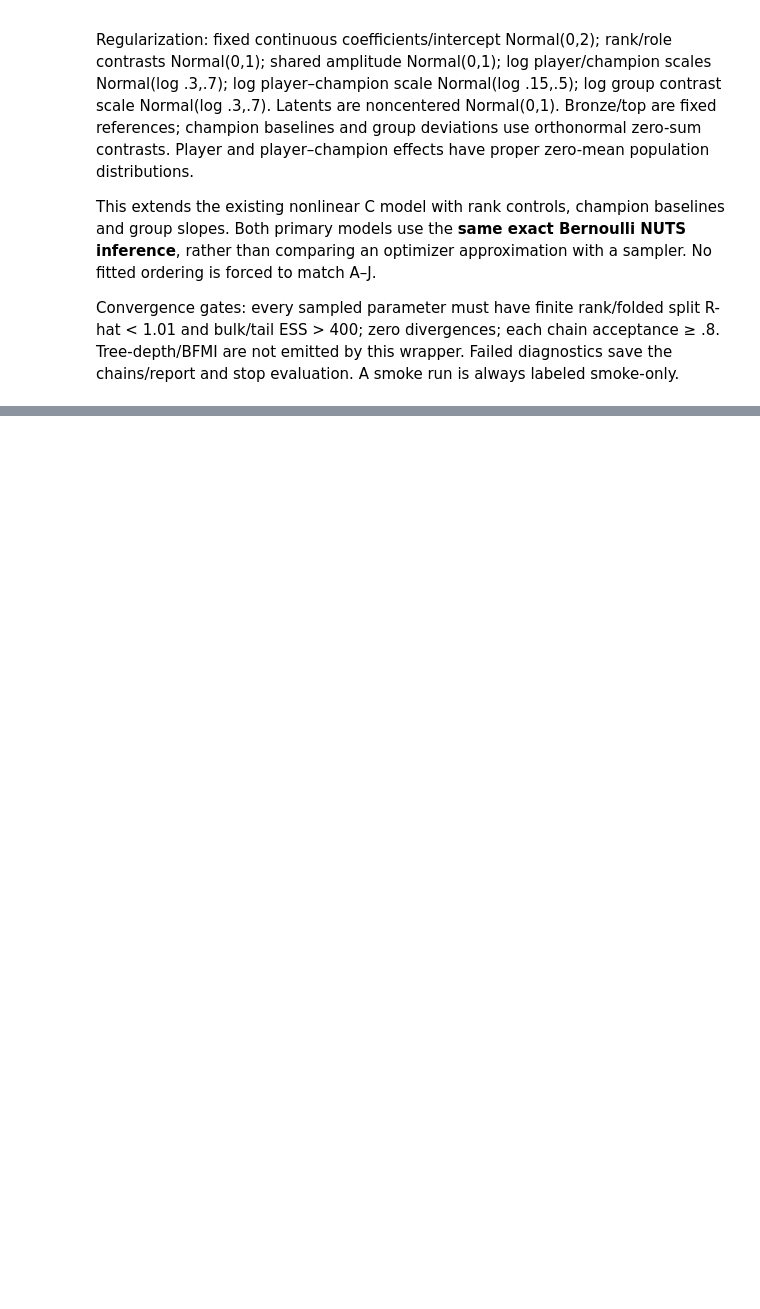
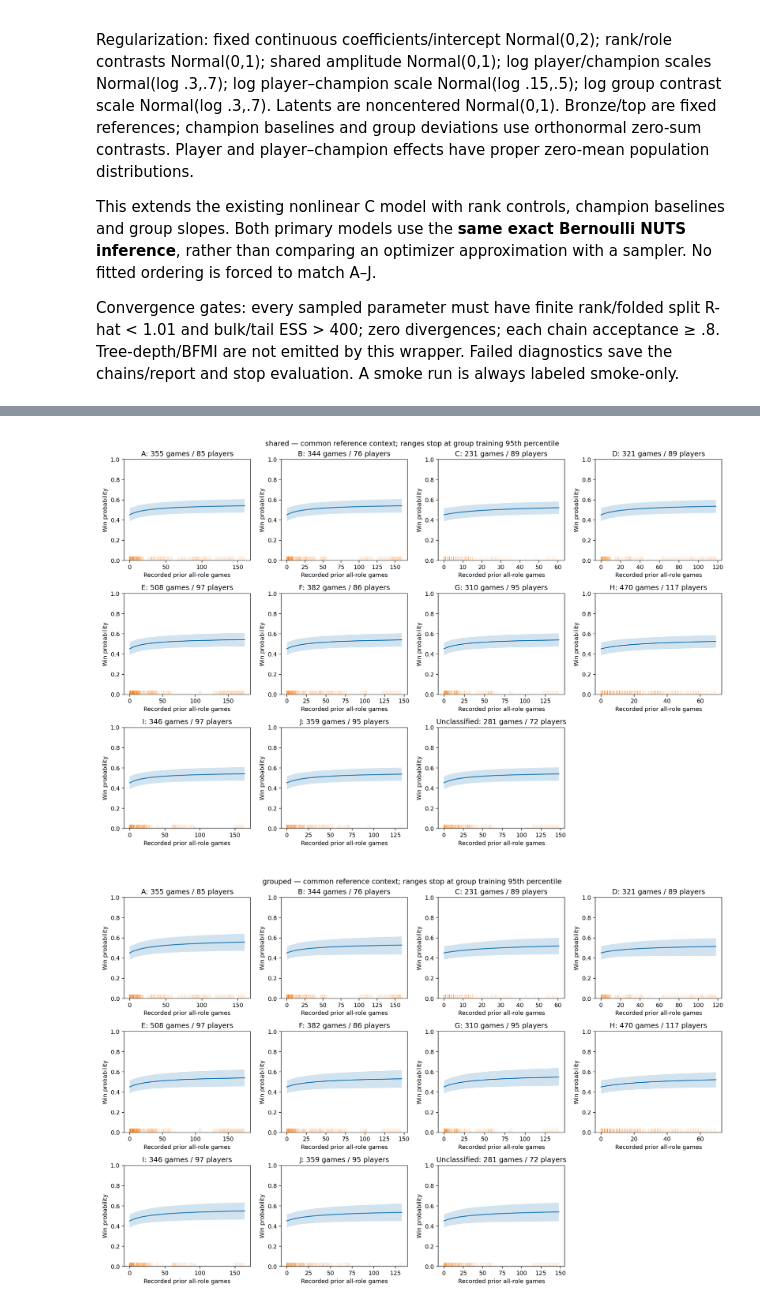
Before and after one commit to minhhohoang/riot-game-prediction, a Jupyter notebook: hlr_model/broad_rank_modeling.ipynb, the cells around one changed output, grey strips where cells are left out. Saved outputs shown, nothing was run; the diff lists cells and outputs as text; code cells hidden in the pictures; blank space fills up the shorter version.

Commit message:
modeling

```diff
--- a/hlr_model/broad_rank_modeling.ipynb
+++ b/hlr_model/broad_rank_modeling.ipynb
@@ -33,8 +35,14 @@ if str(PROJECT_ROOT) not in sys.path:
 from hlr_model import broad_rank_modeling as modeling
 importlib.reload(modeling)
 
-RUN_MODELING = False
+RUN_MODELING = True
 CONFIG = modeling.Config(profile='full')
+print('Notebook interpreter:', sys.executable)
+import importlib.metadata as metadata
+DEPENDENCIES = {name: metadata.version(name) for name in (
+    'numpy','pandas','scipy','scikit-learn','matplotlib','openpyxl','pyarrow','torch','pyro-ppl')}
+assert DEPENDENCIES['pyro-ppl'] == '1.9.2', DEPENDENCIES
+print('Dependencies:', DEPENDENCIES)
 print('Fitting enabled:', RUN_MODELING)
 print('Sampling profile:', CONFIG.profile, CONFIG.sampling)
 print('Pyro installed in this notebook environment:', importlib.util.find_spec('pyro') is not None)
@@ -181,0 +233,15 @@ Output version: /Users/minhho-hoang/Documents/riot_proj/riot-game-prediction/hlr
+# %%
+VALIDATION_DECISION = 'Validation reviewed before final test: identical 852 rows, 147 players, 850 unique matches. Prefer the shared specification by row-weighted validation log loss and Brier in both prediction modes. Reference-player shared/grouped log loss 0.688535431/0.689330255; personalized shared/grouped 0.689121127/0.689884399. Reference-player shared has the lowest validation log loss among the prespecified outputs. Equal-player losses differ only slightly and favor grouped; calibration bins were inspected, with sparse extreme bins limiting interpretation. Personalization did not improve row-weighted validation losses. Retain both original shared/grouped specifications and both reference-player/personalized prediction quantities for final comparison; no tuning, recalibration, added predictors, or model changes. Test outcomes have not been inspected and will not change this decision.'
+if RUN_MODELING and CONFIG.profile == 'full' and VALIDATION_DECISION.strip():
+    model_results = modeling.finalize_modeling(
+        prepared, model_results, OUTPUT_PATH, CONFIG, decision=VALIDATION_DECISION)
+    display(model_results['metrics'])
+    display(model_results['recommendation_summary'])
+    for name in ('shared_group_curves','grouped_group_curves','test_calibration'):
+        display(Image(filename=str(OUTPUT_PATH / 'figures' / (name + '.png'))))
+else:
+    print('Final test, curves and paired recommendations are pending the full fits and written validation decision.')
+print('Output version:', OUTPUT_PATH)
+for limitation in modeling.LIMITS:
+    print('•', limitation)
+# %% [output]
@@ -181,0 +274,2 @@ Output version: /Users/minhho-hoang/Documents/riot_proj/riot-game-prediction/hlr
+[figure, added]
+[figure, added]
```
Also changed, not shown: parts of 23 cells of this notebook, 5 other files.
